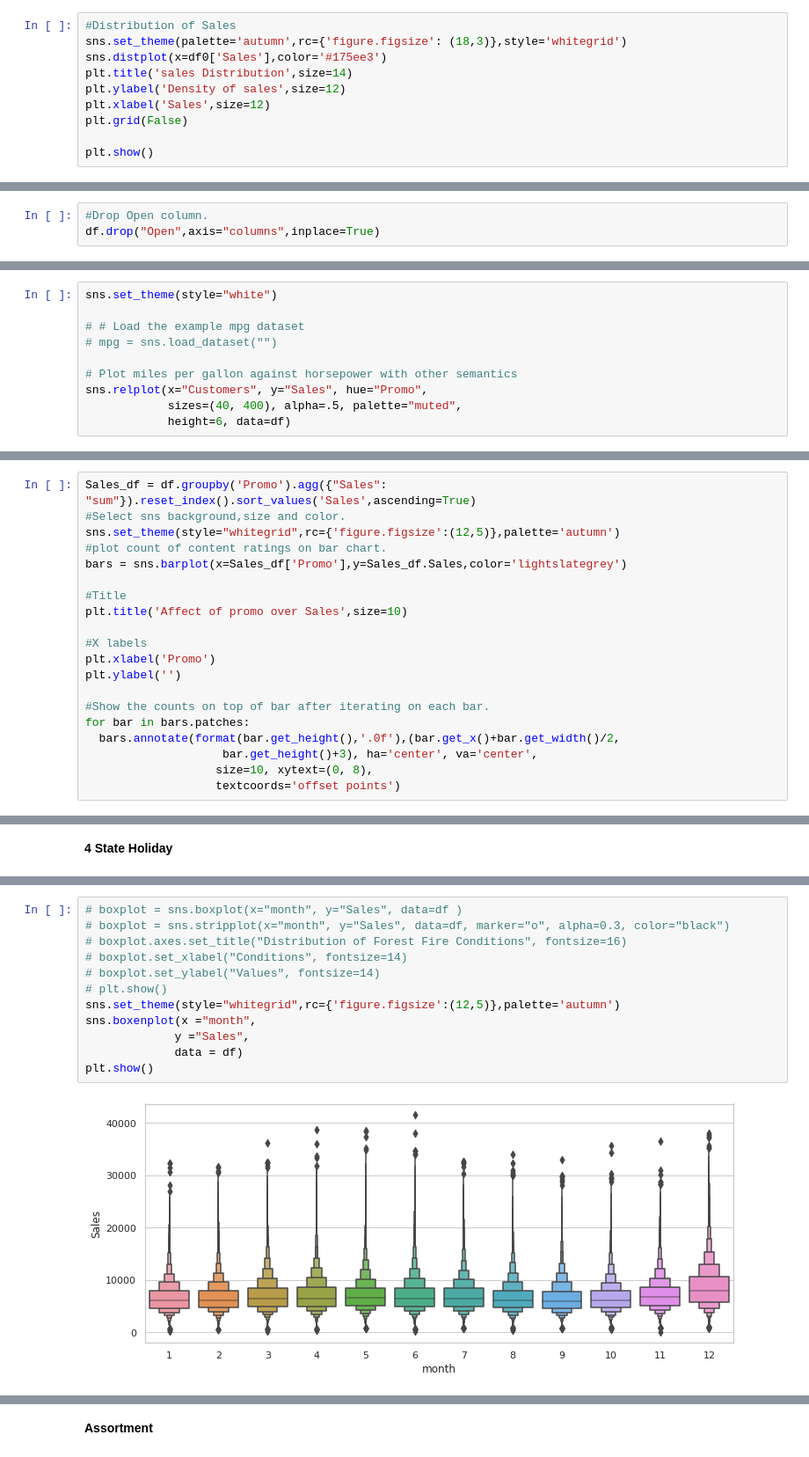
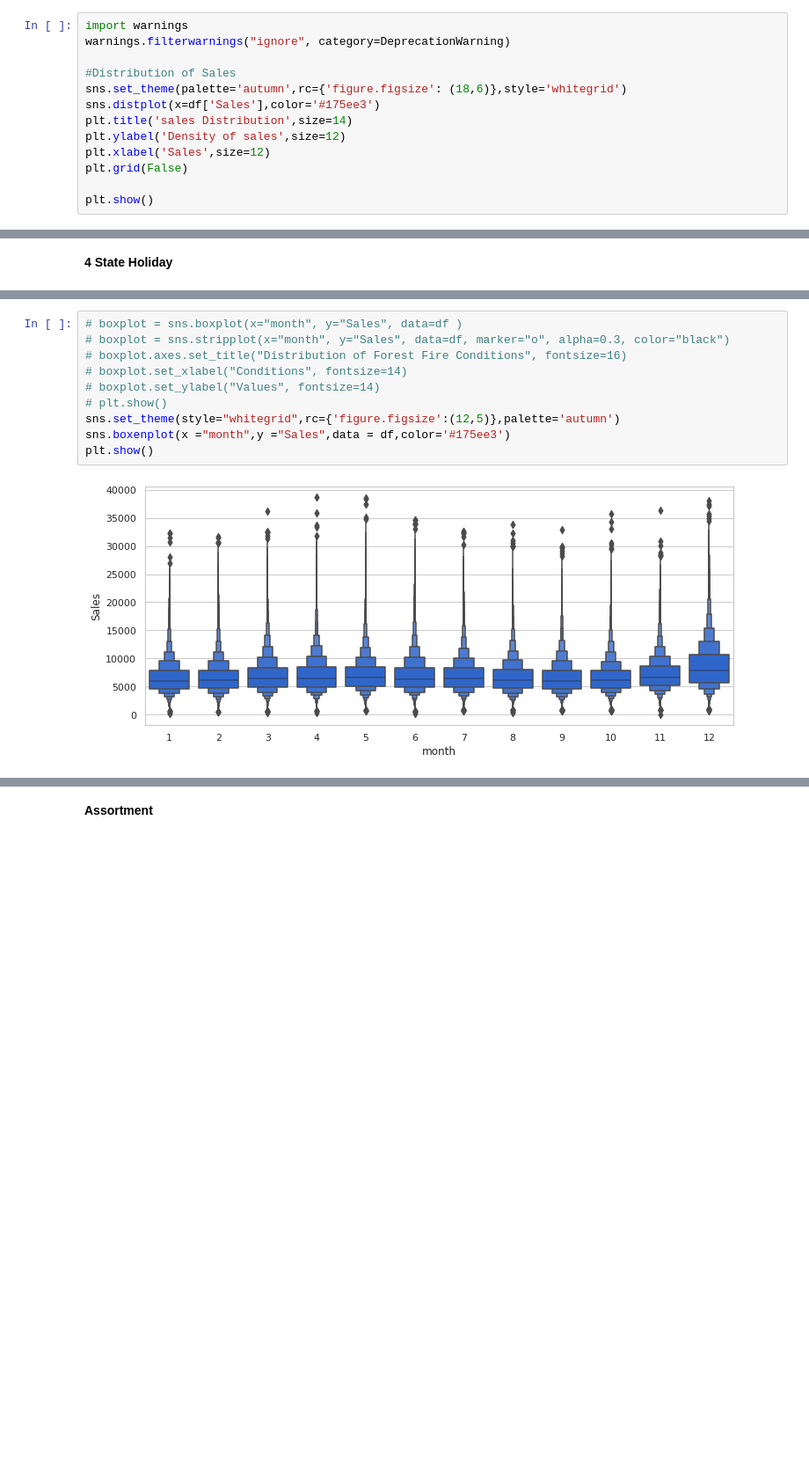
Before and after one commit to DeepakKumarSingh003/Rossmann-Sales-Prediction-, a Jupyter notebook: ML_Rossmann_Sales_Prediction_Capstone_Project.ipynb, the cells around one changed output, grey strips where cells are left out. Shown at 88% size. Drawn from its saved outputs; the diff is of its cells as text; blank space fills up the shorter version.

```diff
--- a/ML_Rossmann_Sales_Prediction_Capstone_Project.ipynb
+++ b/ML_Rossmann_Sales_Prediction_Capstone_Project.ipynb
@@ -521,9 +522,12 @@ df.shape
 # %% [markdown]
 #Improving Target Variable (Sales)
 # %%
+import warnings
+warnings.filterwarnings("ignore", category=DeprecationWarning)
+
 #Distribution of Sales
-sns.set_theme(palette='autumn',rc={'figure.figsize': (18,3)},style='whitegrid')
-sns.distplot(x=df0['Sales'],color='#175ee3')
+sns.set_theme(palette='autumn',rc={'figure.figsize': (18,6)},style='whitegrid')
+sns.distplot(x=df['Sales'],color='#175ee3')
 plt.title('sales Distribution',size=14)
 plt.ylabel('Density of sales',size=12)
 plt.xlabel('Sales',size=12)
@@ -557,8 +559,5 @@ plt.show()
 *  where there is no record of sales even without any holidays. We can remove these data points too as they are an exceptional case
 * Further we can also remove the open column from or Data set.
-# %%
-#Drop Open column.
-df.drop("Open",axis="columns",inplace=True)
 # %%
 #Drop when Sales = 0
 df.drop(df.loc[(df['Sales']==0)].index,inplace=True)
@@ -651,10 +566,0 @@ for bar in bars.patches:
-# %%
-sns.set_theme(style="white")
-
-# # Load the example mpg dataset
-# mpg = sns.load_dataset("")
-
-# Plot miles per gallon against horsepower with other semantics
-sns.relplot(x="Customers", y="Sales", hue="Promo",
-            sizes=(40, 400), alpha=.5, palette="muted",
-            height=6, data=df)
@@ -664,20 +566,0 @@ sns.relplot(x="Customers", y="Sales", hue="Promo",
-# %%
-Sales_df = df.groupby('Promo').agg({"Sales": "sum"}).reset_index().sort_values('Sales',ascending=True)
-#Select sns background,size and color.
-sns.set_theme(style="whitegrid",rc={'figure.figsize':(12,5)},palette='autumn')
-#plot count of content ratings on bar chart.
-bars = sns.barplot(x=Sales_df['Promo'],y=Sales_df.Sales,color='lightslategrey')
-
-#Title
-plt.title('Affect of promo over Sales',size=10)
-
-#X labels
-plt.xlabel('Promo')
-plt.ylabel('')
-
-#Show the counts on top of bar after iterating on each bar.
-for bar in bars.patches:
-  bars.annotate(format(bar.get_height(),'.0f'),(bar.get_x()+bar.get_width()/2,
-                    bar.get_height()+3), ha='center', va='center',
-                   size=10, xytext=(0, 8),
-                   textcoords='offset points')
@@ -714,16 +758,14 @@ Index(['Store', 'DayOfWeek', 'Sales', 'Customers', 'Promo', 'StateHoliday',
 # %%
 # boxplot = sns.boxplot(x="month", y="Sales", data=df )
 # boxplot = sns.stripplot(x="month", y="Sales", data=df, marker="o", alpha=0.3, color="black")
 # boxplot.axes.set_title("Distribution of Forest Fire Conditions", fontsize=16)
 # boxplot.set_xlabel("Conditions", fontsize=14)
 # boxplot.set_ylabel("Values", fontsize=14)
 # plt.show()
 sns.set_theme(style="whitegrid",rc={'figure.figsize':(12,5)},palette='autumn')
-sns.boxenplot(x ="month",
-             y ="Sales",
-             data = df)
+sns.boxenplot(x ="month",y ="Sales",data = df,color='#175ee3')
 plt.show()
 # %% [output]
-[figure, old version]
+[figure, new version]
 # %%
 sns.set_theme(style="whitegrid",rc={'figure.figsize':(20,5)},palette='autumn')
```
Also changed, not shown: parts of 143 cells of this notebook.
